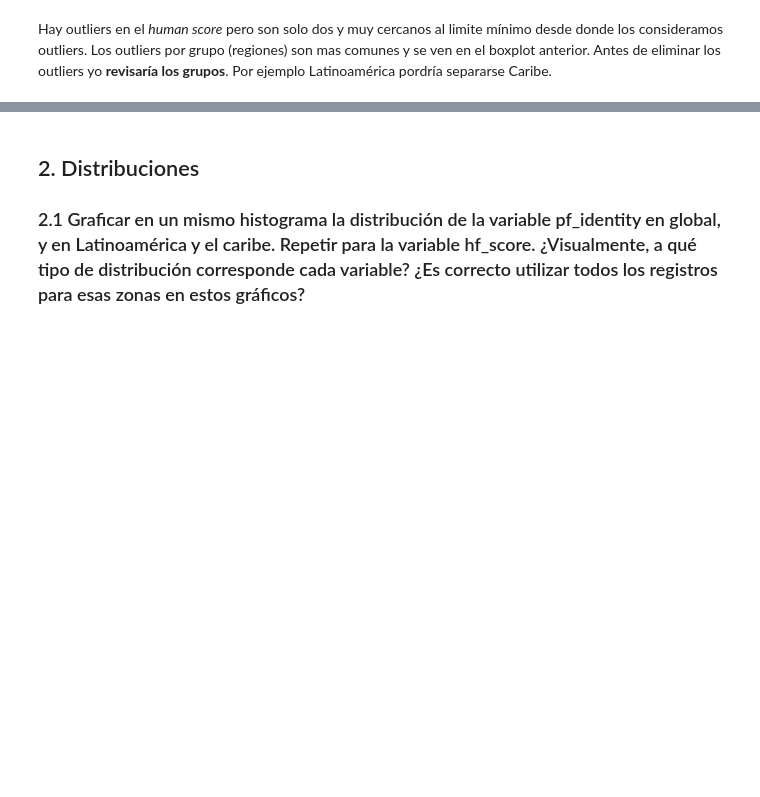
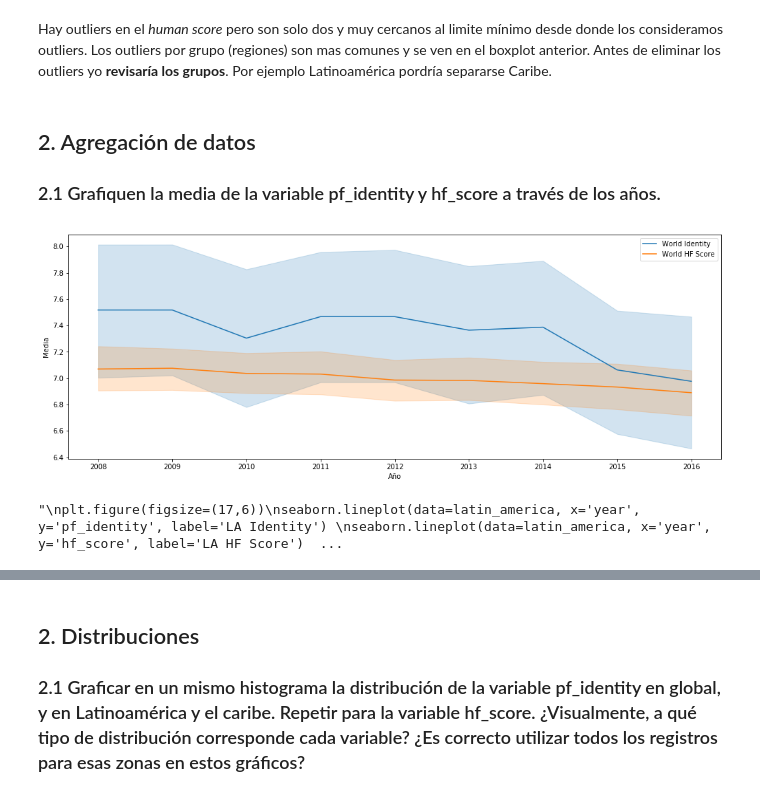
Before and after one commit to avdata99/diplo-datos-2019-practico-01, a Jupyter notebook: TP1 Visualizacion de datos.ipynb, the cells around one changed output, grey strips where cells are left out. Cells and saved outputs as stored; diff of their text form; code cells hidden in the pictures; blank space fills up the shorter version.

```diff
--- a/TP1 Visualizacion de datos.ipynb
+++ b/TP1 Visualizacion de datos.ipynb
@@ -215,3 +215,27 @@ Hay outliers en el _human score_ pero son solo dos y muy cercanos al limite mín
 donde los consideramos outliers.
 Los outliers por grupo (regiones) son mas comunes y se ven en el boxplot anterior.
 Antes de eliminar los outliers yo **revisaría los grupos**. Por ejemplo Latinoamérica pordría separarse Caribe.
+# %% [markdown]
+## 2. Agregación de datos
+### 2.1 Grafiquen la media de la variable pf_identity y hf_score a través de los años.
+# %%
+# 2.1
+plt.figure(figsize=(17,6))
+seaborn.lineplot(data=important_dataset, x='year', y='pf_identity', label='World Identity')
+seaborn.lineplot(data=important_dataset, x='year', y='hf_score', label='World HF Score')
+
+plt.ylabel('Media')
+plt.xlabel('Año')
+plt.show()
+
+"""
+plt.figure(figsize=(17,6))
+seaborn.lineplot(data=latin_america, x='year', y='pf_identity', label='LA Identity')
+seaborn.lineplot(data=latin_america, x='year', y='hf_score', label='LA HF Score')
+plt.ylabel('Media')
+plt.xlabel('Año')
+plt.show()
+"""
+# %% [output]
+[figure, added]
+"\nplt.figure(figsize=(17,6))\nseaborn.lineplot(data=latin_america, x='year', y='pf_identity', label='LA Identity') \nseaborn.lineplot(data=latin_america, x='year', y='hf_score', label='LA HF Score')  ...
```
Also changed, not shown: parts of 11 cells of this notebook.
